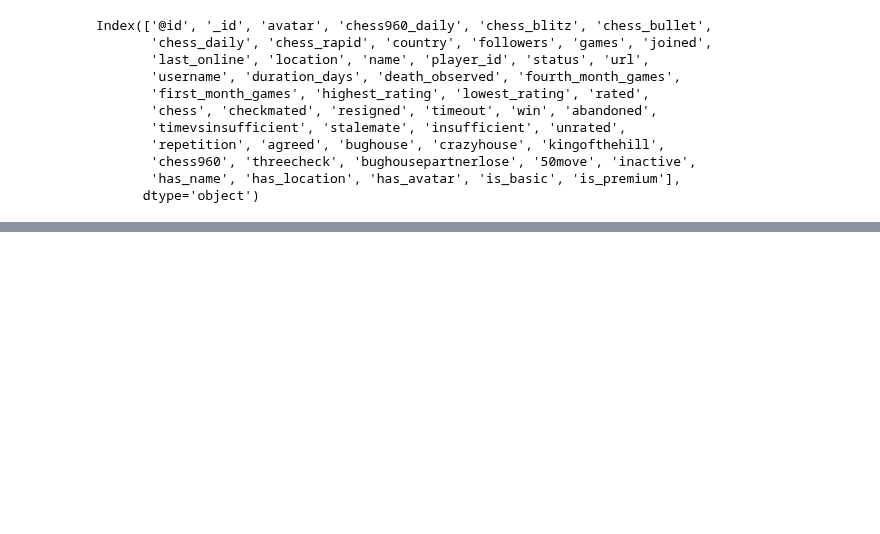
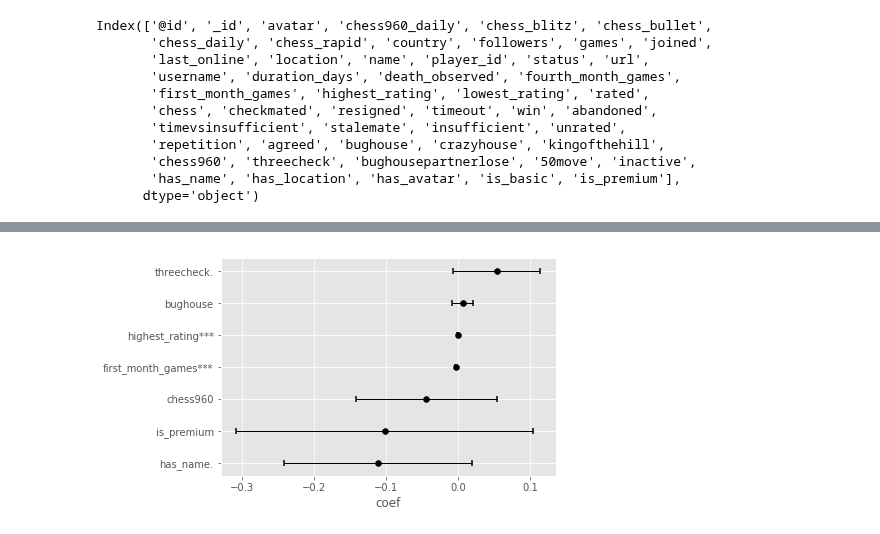
Before and after one commit to Bmcgarry194/ChessStyle, a Jupyter notebook: src/Lifelines_with_chess.ipynb, the cells around one changed output, grey strips where cells are left out. Saved outputs shown, nothing was run; the diff lists cells and outputs as text; code cells hidden in the pictures; blank space fills up the shorter version.

Commit message:
Cox hazard graphs

```diff
--- a/src/Lifelines_with_chess.ipynb
+++ b/src/Lifelines_with_chess.ipynb
@@ -234,8 +234,8 @@ Index(['@id', '_id', 'avatar', 'chess960_daily', 'chess_blitz', 'chess_bullet',
        'has_name', 'has_location', 'has_avatar', 'is_basic', 'is_premium'],
       dtype='object')
 # %%
-subset_df = cleaned_df[['player_id','first_month_games', 'highest_rating', 'lowest_rating', 'has_name', 'has_location', 'has_avatar', 'is_basic', 'is_premium',
-            'duration_days', 'death_observed']]
+subset_df = cleaned_df[['first_month_games', 'highest_rating',
+            'duration_days', 'death_observed', 'is_premium', 'has_name', 'chess960', 'threecheck', 'bughouse']]
 # %%
 cph = CoxPHFitter()
 cph.fit(subset_df.fillna(0), duration_col='duration_days', event_col='death_observed', show_progress=True)
@@ -246,0 +262,4 @@ https://lifelines.readthedocs.io/en/latest/Examples.html#problems-with-convergen
+# %%
+cph.plot();
+# %% [output]
+[figure, added]
```
Also changed, not shown: parts of 5 cells of this notebook.
